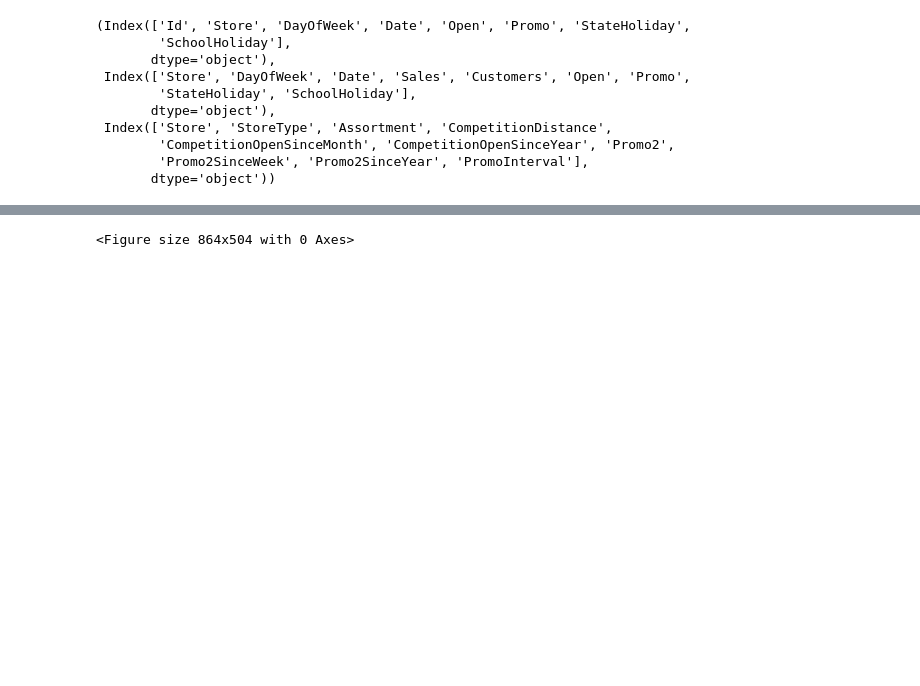
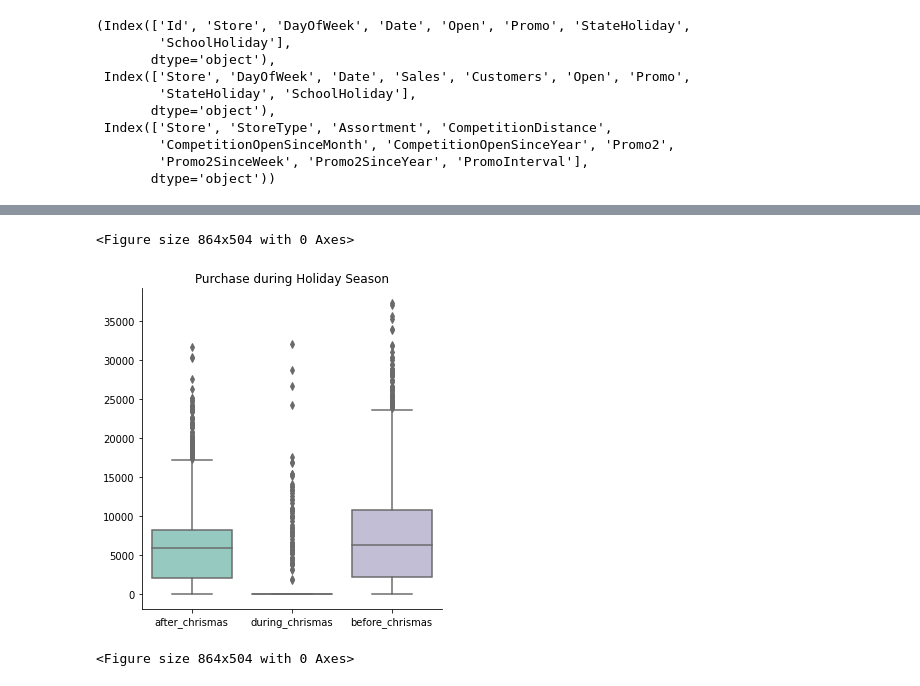
Before and after one commit to DiboraHaile/Pharmaceutical-Sales-prediction-across-multiple-stores, a Jupyter notebook: notebooks/exploration_of_customer_behaviors.ipynb, the cells around one changed output, grey strips where cells are left out. Saved outputs shown, nothing was run; the diff lists cells and outputs as text; code cells hidden in the pictures; blank space fills up the shorter version.

Commit message:
added analysis of purchase behavior around chrismas holiday

```diff
--- a/notebooks/exploration_of_customer_behaviors.ipynb
+++ b/notebooks/exploration_of_customer_behaviors.ipynb
@@ -223,0 +248,13 @@ cleaned_test.columns, df_train.columns,df_store.columns
+# %%
+
+# Add a column that states if a date is during, after or during a chrismas or easter holiday
+df_train_copy = df_train.copy()
+for year in range(2013,2016):
+    chrismas_before_mask = (df_train_copy['Date'] > datetime.datetime(year,12,20)) & (df_train_copy['Date'] < datetime.datetime(year,12,25))
+    chrismas_after_mask = (df_train_copy['Date'] > datetime.datetime(year,12,26)) & (df_train_copy['Date'] < datetime.datetime(year,12,31))
+    chrismas_mask = (df_train_copy['Date'] == datetime.datetime(year,12,25)) | (df_train_copy['Date'] == datetime.datetime(year,12,26))
+    df_train_copy.loc[chrismas_before_mask,"Holiday_season"] = "before_chrismas"
+    df_train_copy.loc[chrismas_after_mask,"Holiday_season"] = "after_chrismas"
+    df_train_copy.loc[chrismas_mask,"Holiday_season"] = "during_chrismas"
+
+df_train_copy.query("Holiday_season == 'after_chrismas'").head()
@@ -224,3 +268,8 @@ cleaned_test.columns, df_train.columns,df_store.columns
+# %%
+visualize.catplot(df_train_copy,y="Sales",x="Holiday_season",kind="box",title="Purchase during Holiday Season",palette='Set3')
+# %% [output]
+<Figure size 864x504 with 0 Axes>
+[figure, added]
 # %%
 # plotting Sale behaviour of stores during holiday and non-holiday days
 visualize.catplot(df_train,y="Sales",x="StateHoliday",kind="bar",title="Sale Behaviours in the holiday",hue="SchoolHoliday",palette='Set2')
```
Also changed, not shown: parts of 6 cells of this notebook.
